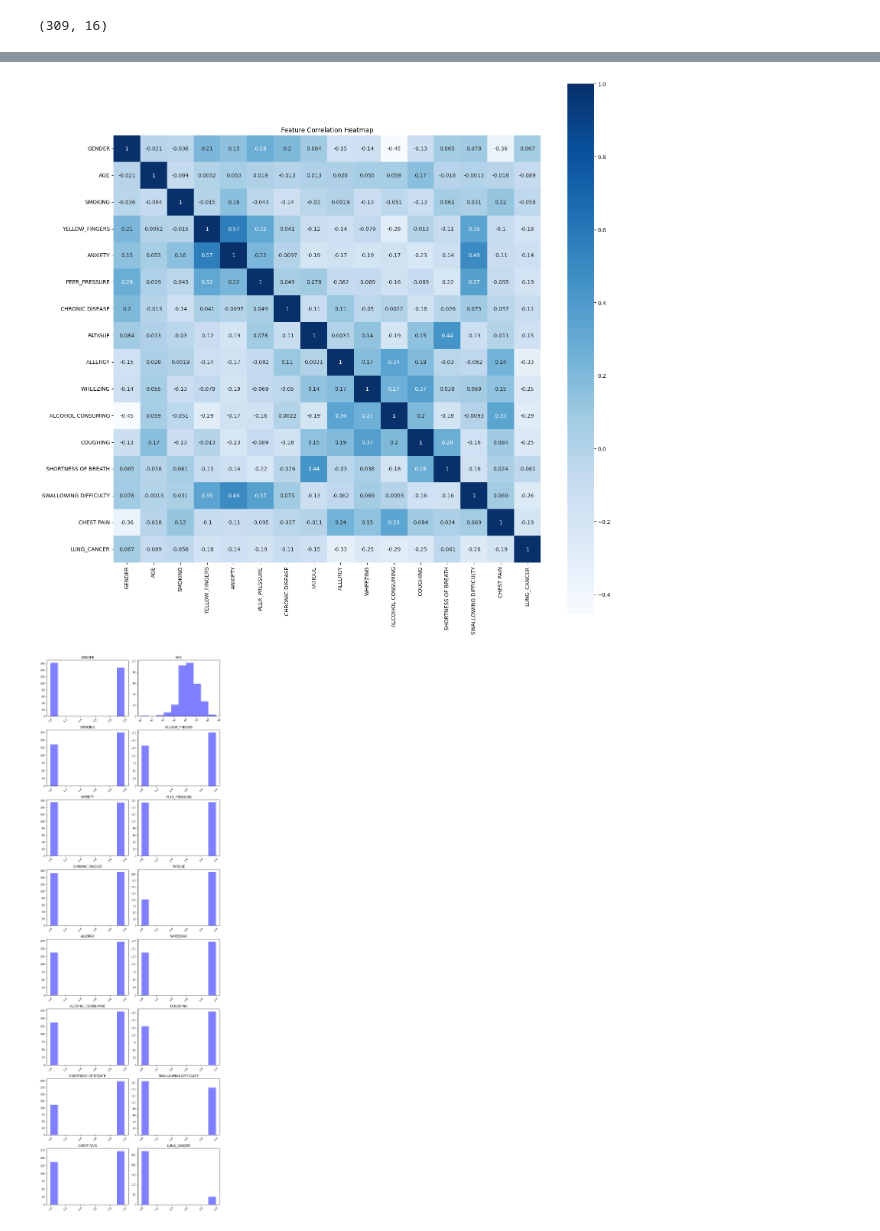
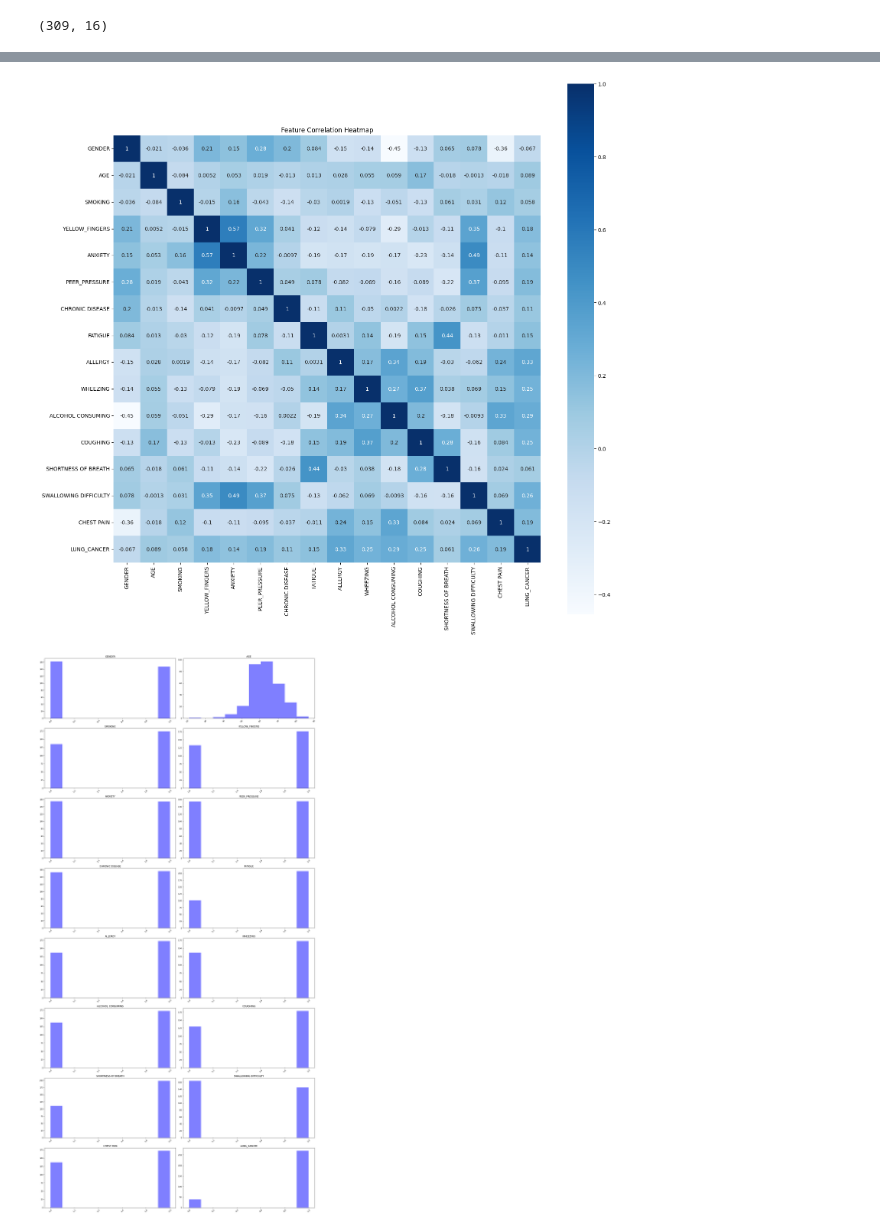
Before and after one commit to mafrs47/Lung_Cancer_Prediction, a Jupyter notebook: Lung_Cancer_Prediction.ipynb, the cells around one changed output, grey strips where cells are left out. Drawn from its saved outputs; the diff is of its cells as text; code cells hidden in the pictures.

Commit message:
Added more charts for better understandings

```diff
--- a/Lung_Cancer_Prediction.ipynb
+++ b/Lung_Cancer_Prediction.ipynb
@@ -25,3 +25,5 @@ lung_data.head()
 # %%
-lung_data.GENDER = lung_data.GENDER.map({"M":1,"F":2})
-lung_data.LUNG_CANCER = lung_data.LUNG_CANCER.map({"YES":1,"NO":2})
+# Convert 'GENDER' (M → 0, F → 1) and 'LUNG_CANCER' (YES → 1, NO → 0)
+lung_data["GENDER"] = lung_data["GENDER"].map({"M": 0, "F": 1})
+lung_data["LUNG_CANCER"] = lung_data["LUNG_CANCER"].map({"YES": 1, "NO": 0})
+lung_data.head()
@@ -182,10 +174,13 @@ def evaluate_model(y_true, y_pred, model_name):
 # %%
-# Model Evaluations
-evaluate_model(y_test, prediction1, "Logistic Regression")
-evaluate_model(y_test, prediction2, "KNN")
-evaluate_model(y_test, prediction3, "Decision Tree")
-evaluate_model(y_test, prediction4, "SVM")
-evaluate_model(y_test, prediction5, "Naive Bayes")
-evaluate_model(y_test, prediction6, "Random Forest")
+# Dictionary to store accuracy results
+accuracy_results = {}
+
+# Evaluate each model
+evaluate_model(y_test, prediction1, "Logistic Regression", accuracy_results)
+evaluate_model(y_test, prediction2, "KNN", accuracy_results)
+evaluate_model(y_test, prediction3, "Decision Tree", accuracy_results)
+evaluate_model(y_test, prediction4, "SVM", accuracy_results)
+evaluate_model(y_test, prediction5, "Naive Bayes", accuracy_results)
+evaluate_model(y_test, prediction6, "Random Forest", accuracy_results)
 # %% [output]
 Logistic Regression Metrics:
@@ -207,0 +203,16 @@ F1 Score: 0.9392265193370166
+# %%
+# **Plot Accuracy of All Models**
+plt.figure(figsize=(10, 6))
+plt.bar(accuracy_results.keys(), accuracy_results.values(), color=['blue', 'green', 'red', 'purple', 'orange', 'cyan'])
+plt.xlabel("Models")
+plt.ylabel("Accuracy")
+plt.ylim(0, 1)  # Accuracy ranges from 0 to 1
+plt.title("Model Accuracy Comparison")
+plt.xticks(rotation=45)
+plt.grid(axis='y', linestyle='--', alpha=0.7)
+
+# Show accuracy values on top of bars
+for i, (model, acc) in enumerate(accuracy_results.items()):
+    plt.text(i, acc + 0.02, f"{acc:.2f}", ha='center', fontsize=12)
+
+plt.show()
@@ -237,17 +250,19 @@ sns.heatmap(correlation, cmap="Blues", annot=True, square=True)
 plt.title("Feature Correlation Heatmap")
 plt.show()
 # %% [output]
-[figure, old version]
+[figure, new version]
 # %%
 # Feature Distribution
 num_list = list(lung_data.columns)
-plt.figure(figsize=(10, 30))
+rows = (len(num_list) // 2) + (len(num_list) % 2)
+# Set figure size
+plt.figure(figsize=(20, 40))
 for i in range(len(num_list)):
-    plt.subplot(8, 2, i + 1)
+    plt.subplot(rows, 2, i + 1)
     plt.title(num_list[i])
     plt.xticks(rotation=45)
     plt.hist(lung_data[num_list[i]], color='blue', alpha=0.5)
 plt.tight_layout()
 plt.show()
 # %% [output]
-[figure, old version]
+[figure, new version]
```
Also changed, not shown: parts of 17 cells of this notebook, 10 other files.
